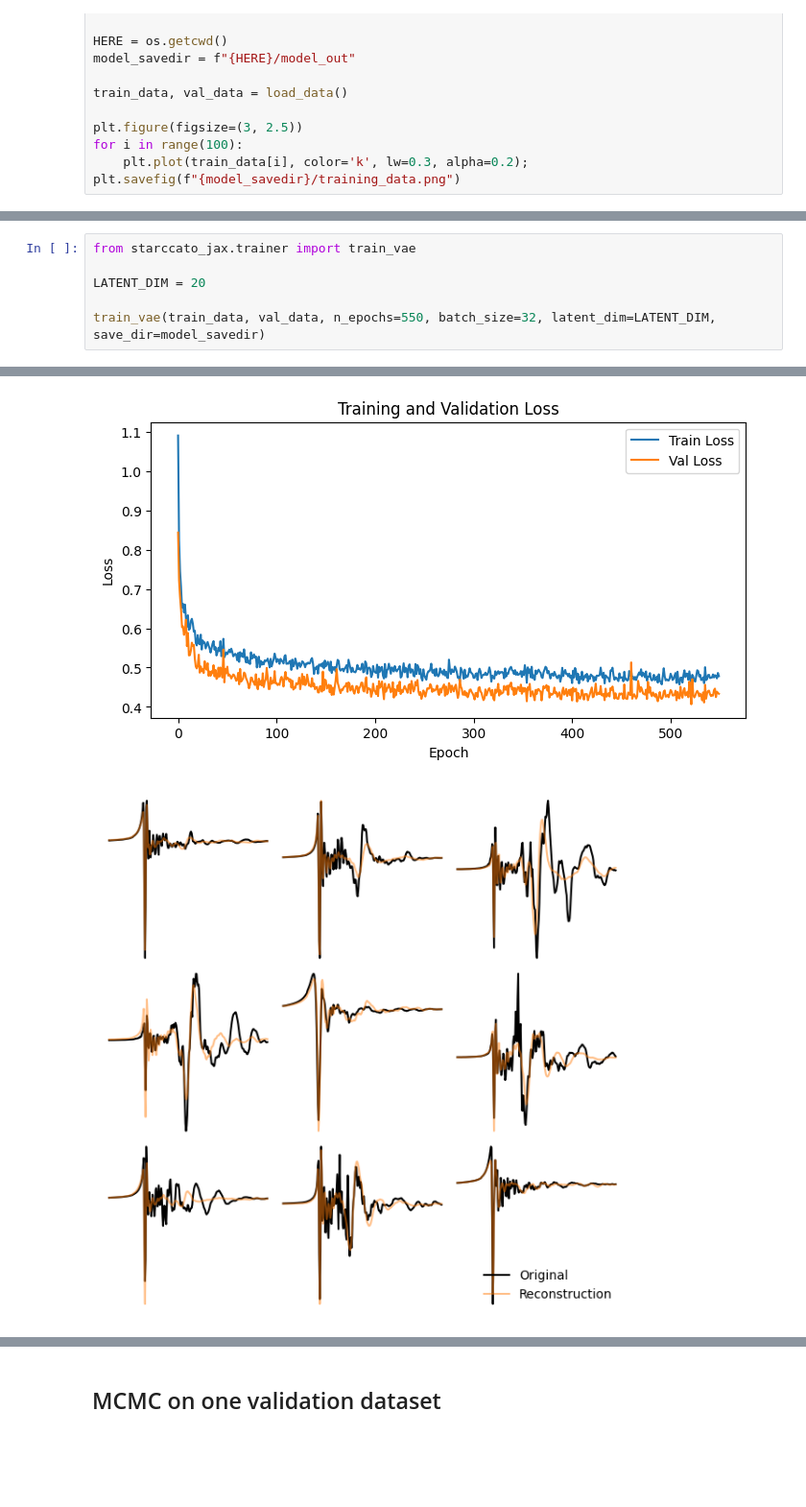
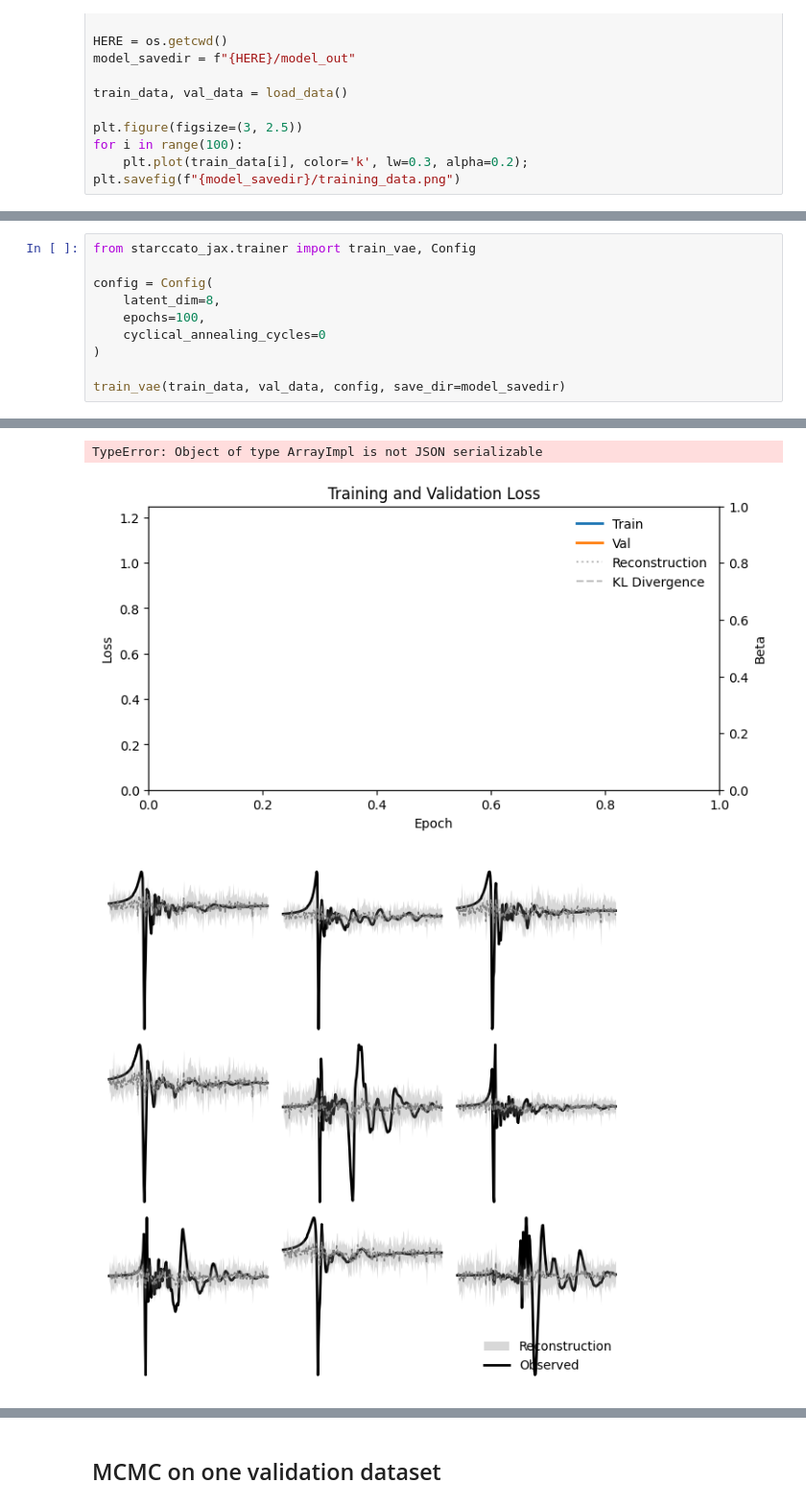
Before and after one commit to starccato/starccato_jax, a Jupyter notebook: docs/index.ipynb, the cells around one changed output, grey strips where cells are left out. Shown at 96% size. Drawn from its saved outputs; the diff is of its cells as text; blank space fills up the shorter version.

Commit message:
feat:add cyclical_annealing

```diff
--- a/docs/index.ipynb
+++ b/docs/index.ipynb
@@ -27,9 +27,13 @@ plt.savefig(f"{model_savedir}/training_data.png")
 # %% [markdown]
 ![](model_out/training_data.png)
 # %%
-from starccato_jax.trainer import train_vae
+from starccato_jax.trainer import train_vae, Config
 
-LATENT_DIM = 20
+config = Config(
+    latent_dim=8,
+    epochs=100,
+    cyclical_annealing_cycles=0
+)
 
-train_vae(train_data, val_data, n_epochs=550, batch_size=32, latent_dim=LATENT_DIM, save_dir=model_savedir)
+train_vae(train_data, val_data, config, save_dir=model_savedir)
 # %% [output]
@@ -45,2 +41,3 @@ Training complete.
+TypeError: Object of type ArrayImpl is not JSON serializable
-[figure, old version]
+[figure, new version]
-[figure, old version]
+[figure, new version]
```
Also changed, not shown: parts of 6 cells of this notebook, 17 other files.
